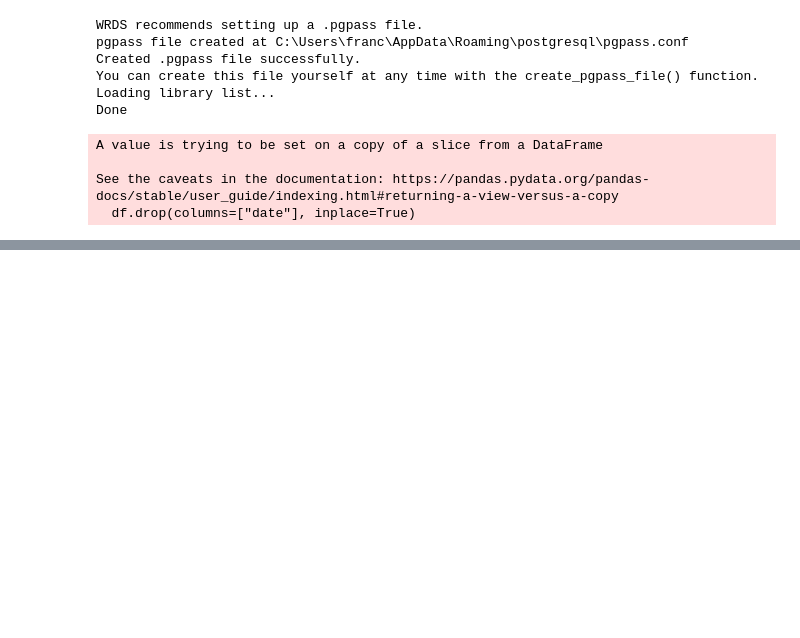
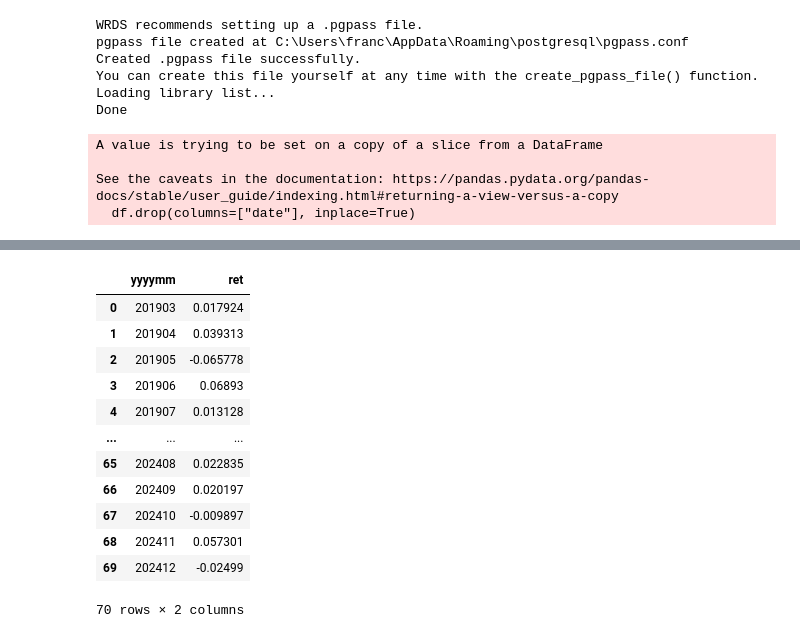
Before and after one commit to francois-goybet/ml-alpha-ranking-portfolio, a Jupyter notebook: notebook/notebook3.ipynb, the cells around one changed output, grey strips where cells are left out. Cells and saved outputs as stored; diff of their text form; code cells hidden in the pictures; blank space fills up the shorter version.

```diff
--- a/notebook/notebook3.ipynb
+++ b/notebook/notebook3.ipynb
@@ -301,0 +403,16 @@ Did you mean "dy"?
+# %%
+ret_sp500 = pd.read_parquet("../data/ret_sp500.parquet")
+# %% [output]
+|  | yyyymm | ret |
+| 0 | 201903 | 0.017924 |
+| 1 | 201904 | 0.039313 |
+| 2 | 201905 | -0.065778 |
+| 3 | 201906 | 0.06893 |
+| 4 | 201907 | 0.013128 |
+| ... | ... | ... |
+| 65 | 202408 | 0.022835 |
+| 66 | 202409 | 0.020197 |
+| 67 | 202410 | -0.009897 |
+| 68 | 202411 | 0.057301 |
+| 69 | 202412 | -0.02499 |
+70 rows × 2 columns
```
Also changed, not shown: parts of 19 cells of this notebook, 3 other files.
